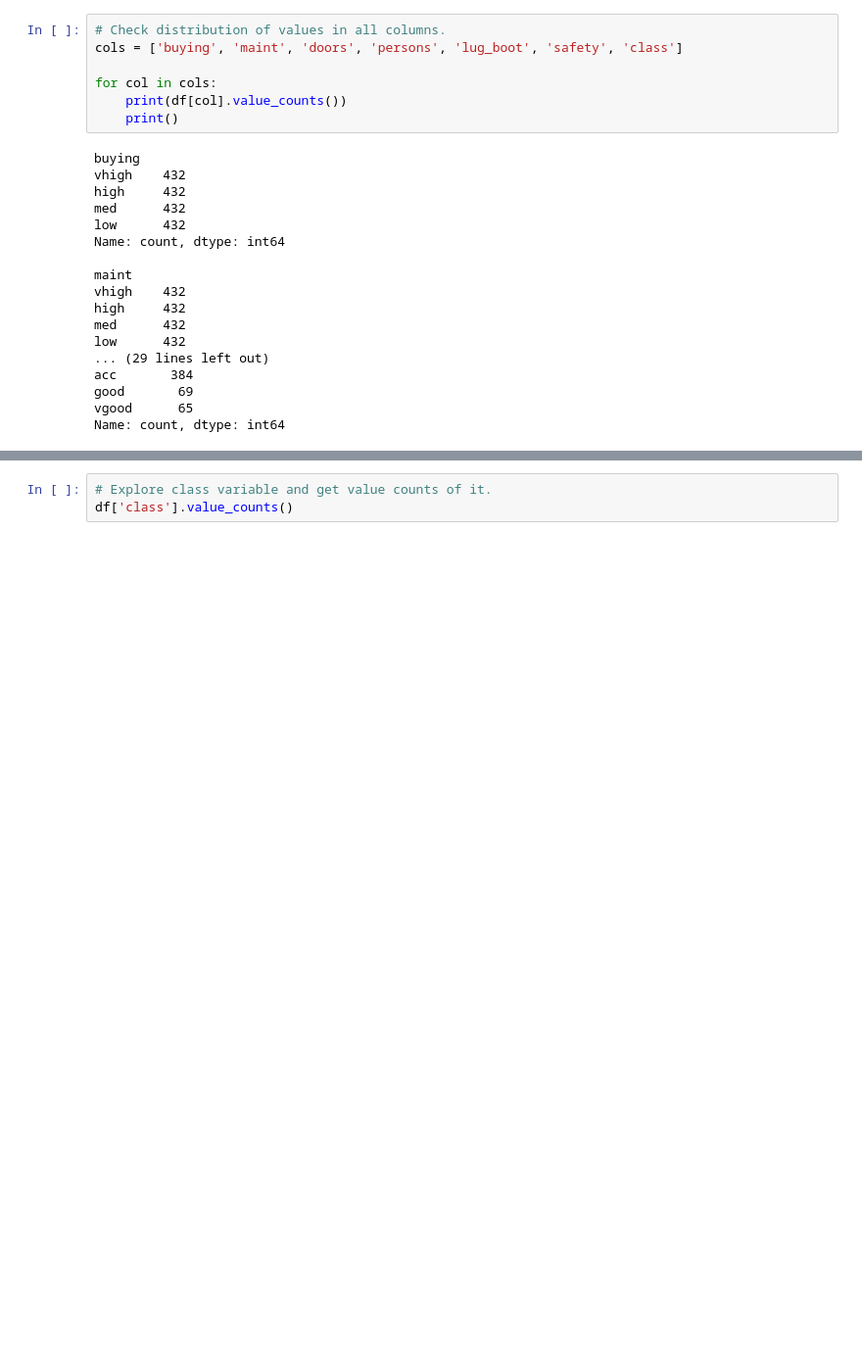
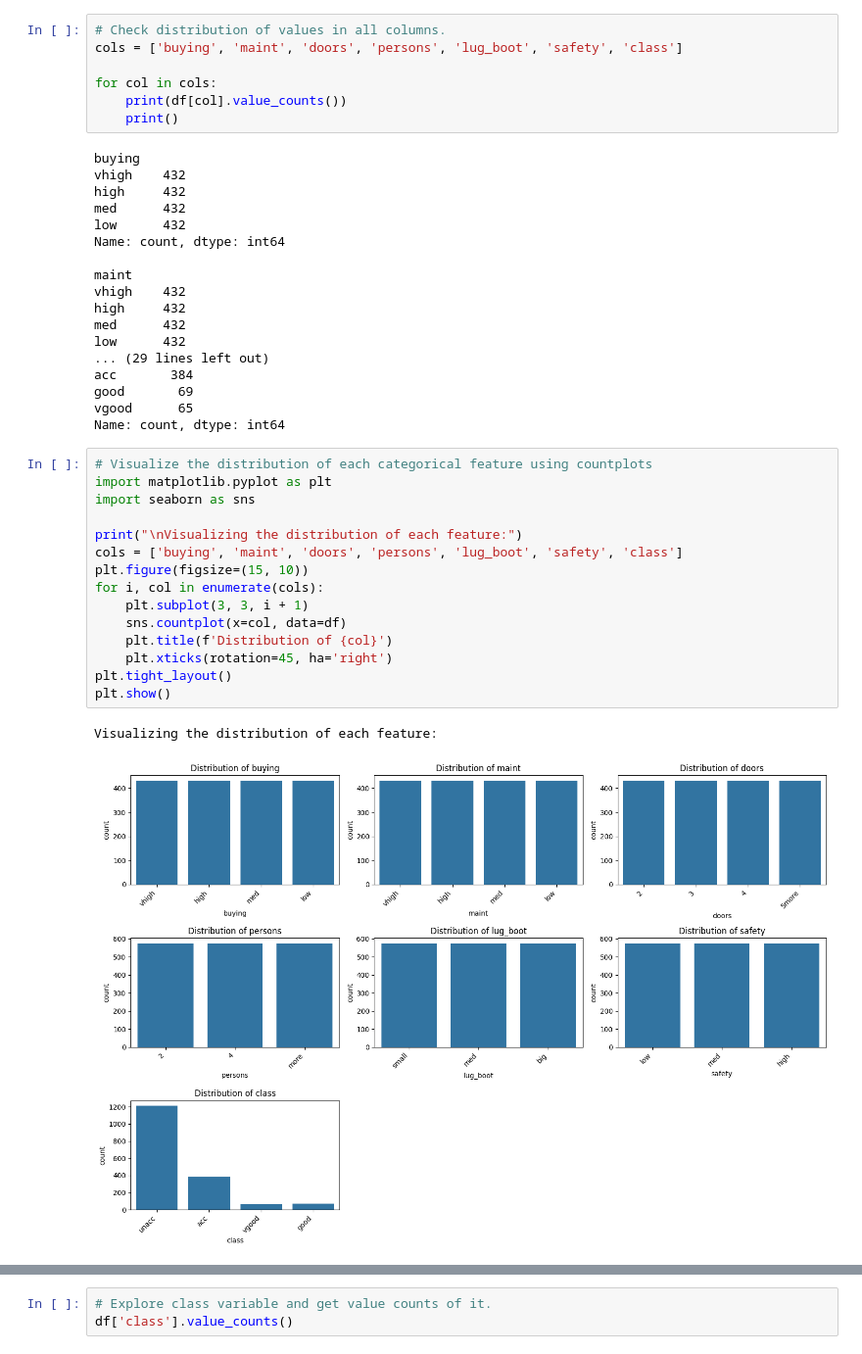
Before and after one commit to ut-si-ch/Car-Evaluation-using-Tree-Based-Classification-Models, a Jupyter notebook: ML_Tree_Based_Models.ipynb, the cells around one changed output, grey strips where cells are left out. Shown at 98% size. Drawn from its saved outputs; the diff is of its cells as text; blank space fills up the shorter version.

```diff
--- a/ML_Tree_Based_Models.ipynb
+++ b/ML_Tree_Based_Models.ipynb
@@ -67,3 +69,21 @@ acc       384
 good       69
 vgood      65
 Name: count, dtype: int64
+# %%
+# Visualize the distribution of each categorical feature using countplots
+import matplotlib.pyplot as plt
+import seaborn as sns
+
+print("\nVisualizing the distribution of each feature:")
+cols = ['buying', 'maint', 'doors', 'persons', 'lug_boot', 'safety', 'class']
+plt.figure(figsize=(15, 10))
+for i, col in enumerate(cols):
+    plt.subplot(3, 3, i + 1)
+    sns.countplot(x=col, data=df)
+    plt.title(f'Distribution of {col}')
+    plt.xticks(rotation=45, ha='right')
+plt.tight_layout()
+plt.show()
+# %% [output]
+Visualizing the distribution of each feature:
+[figure, added]
```
Also changed, not shown: parts of 4 cells of this notebook.
